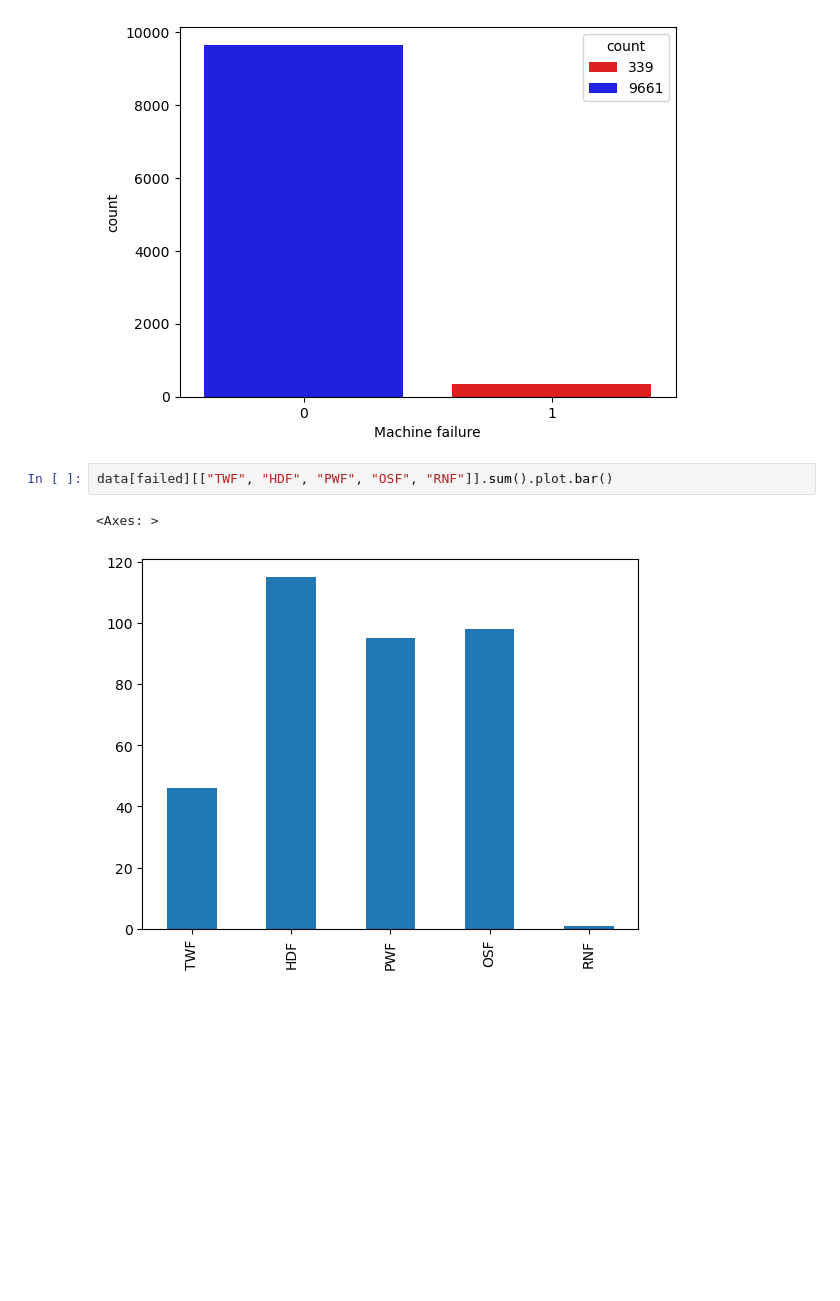
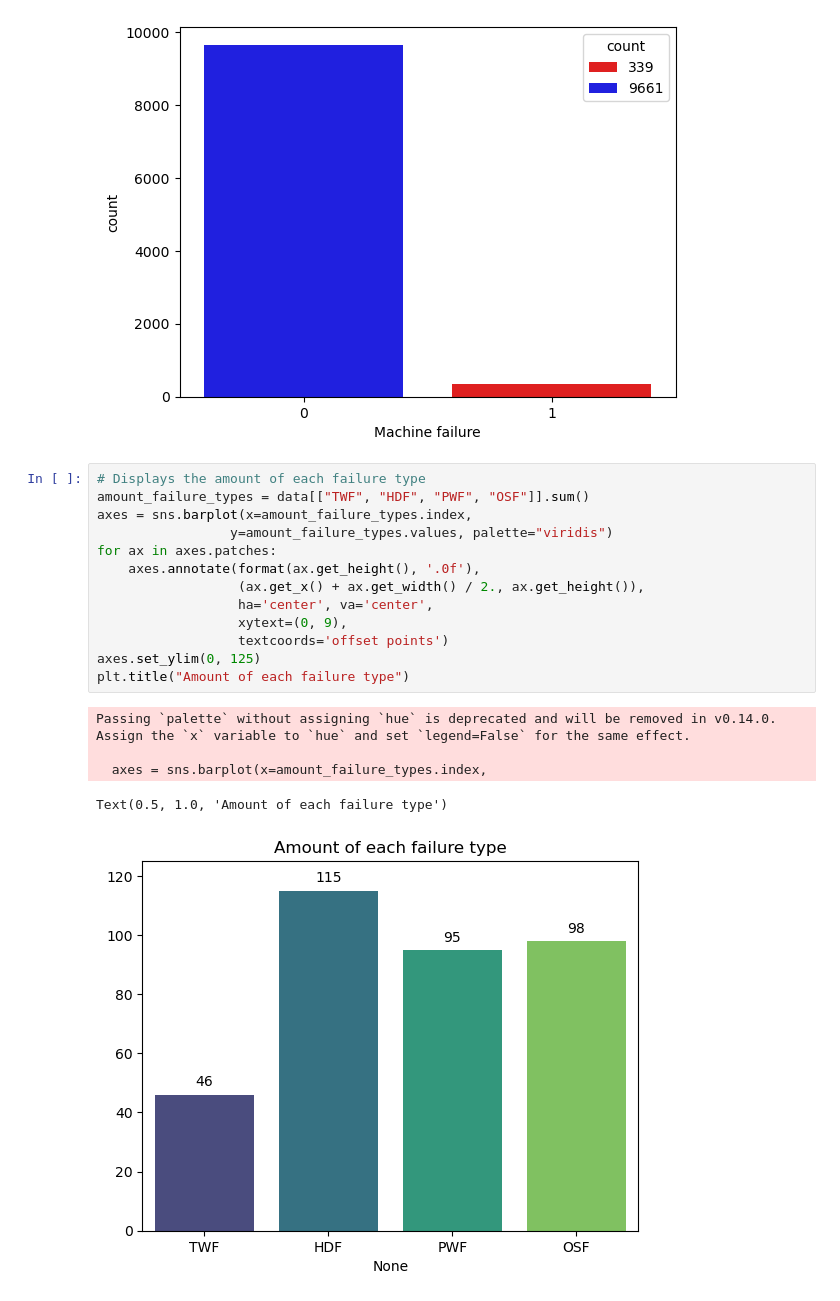
Before and after one commit to CTWills/capstone_predictive_maintenance, a Jupyter notebook: notebooks/eda_1.ipynb, the cells around one changed output. Drawn from its saved outputs; the diff is of its cells as text; blank space fills up the shorter version.

```diff
--- a/notebooks/eda_1.ipynb
+++ b/notebooks/eda_1.ipynb
@@ -179,8 +179,22 @@ sns.barplot(data=failures, x="Machine failure", y="count", legend="full", hue="c
 # %% [output]
 <Axes: xlabel='Machine failure', ylabel='count'>
 [figure]
-# %%
-data[failed][["TWF", "HDF", "PWF", "OSF", "RNF"]].sum().plot.bar()
-# %% [output]
-<Axes: >
-[figure, removed]
+# %%
+# Displays the amount of each failure type
+amount_failure_types = data[["TWF", "HDF", "PWF", "OSF"]].sum()
+axes = sns.barplot(x=amount_failure_types.index,
+                 y=amount_failure_types.values, palette="viridis")
+for ax in axes.patches:
+    axes.annotate(format(ax.get_height(), '.0f'),
+                  (ax.get_x() + ax.get_width() / 2., ax.get_height()),
+                  ha='center', va='center',
+                  xytext=(0, 9),
+                  textcoords='offset points')
+axes.set_ylim(0, 125)
+plt.title("Amount of each failure type")
+# %% [output]
+Passing `palette` without assigning `hue` is deprecated and will be removed in v0.14.0. Assign the `x` variable to `hue` and set `legend=False` for the same effect.
+
+  axes = sns.barplot(x=amount_failure_types.index,
+Text(0.5, 1.0, 'Amount of each failure type')
+[figure, added]
```
Also changed, not shown: parts of 6 cells of this notebook.
